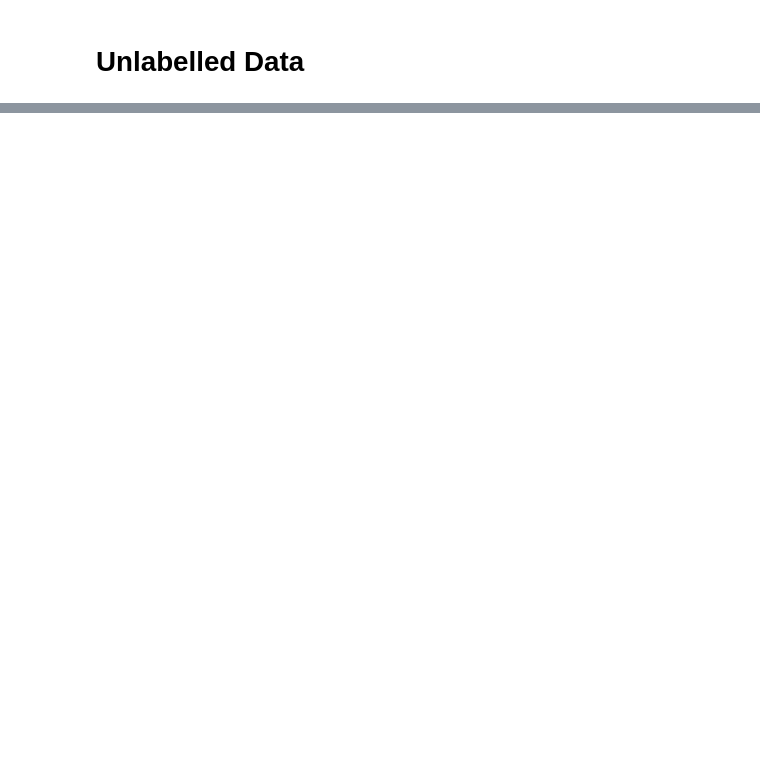
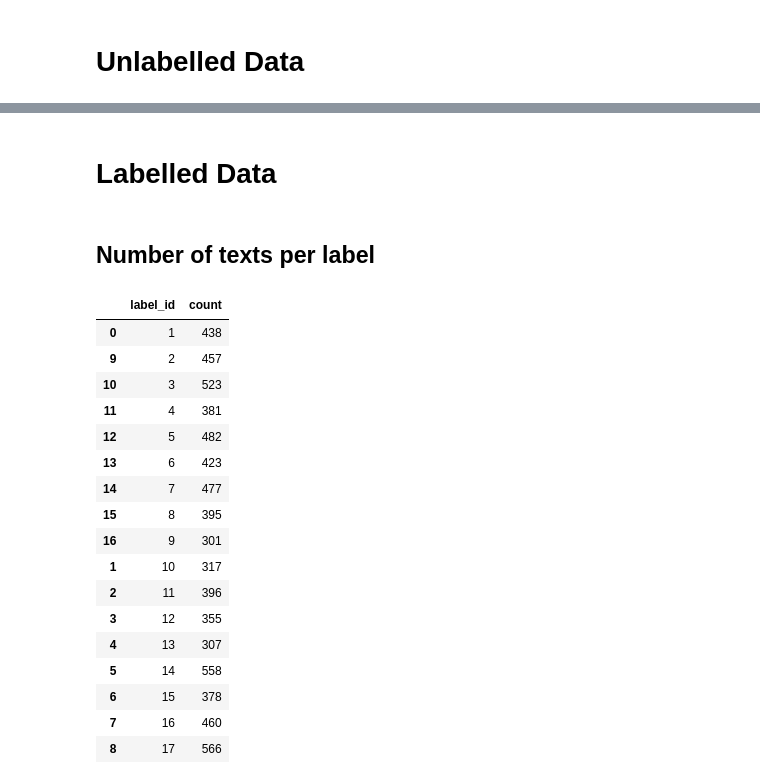
Before and after one commit to vondersam/sdgs_text_classifier, a Jupyter notebook: experiments/data_analysis.ipynb, the cells around one changed output, grey strips where cells are left out. Cells and saved outputs as stored; diff of their text form; code cells hidden in the pictures; blank space fills up the shorter version.

```diff
--- a/experiments/data_analysis.ipynb
+++ b/experiments/data_analysis.ipynb
@@ -39,0 +50,28 @@ unlabelled.head(3)
+# %% [markdown]
+# Labelled Data
+# %% [markdown]
+## Number of texts per label
+# %%
+txt_per_label = pd.Series(Counter(chain(*labelled.labels))).sort_index().rename_axis('label_id').reset_index(name='count')
+txt_per_label.label_id = df.label_id.astype('int')
+txt_per_label.sort_values(by='label_id', inplace=True)
+txt_per_label
+# %% [output]
+|  | label_id | count |
+| 0 | 1 | 438 |
+| 9 | 2 | 457 |
+| 10 | 3 | 523 |
+| 11 | 4 | 381 |
+| 12 | 5 | 482 |
+| 13 | 6 | 423 |
+| 14 | 7 | 477 |
+| 15 | 8 | 395 |
+| 16 | 9 | 301 |
+| 1 | 10 | 317 |
+| 2 | 11 | 396 |
+| 3 | 12 | 355 |
+| 4 | 13 | 307 |
+| 5 | 14 | 558 |
+| 6 | 15 | 378 |
+| 7 | 16 | 460 |
+| 8 | 17 | 566 |
```
Also changed, not shown: parts of 11 cells of this notebook.
